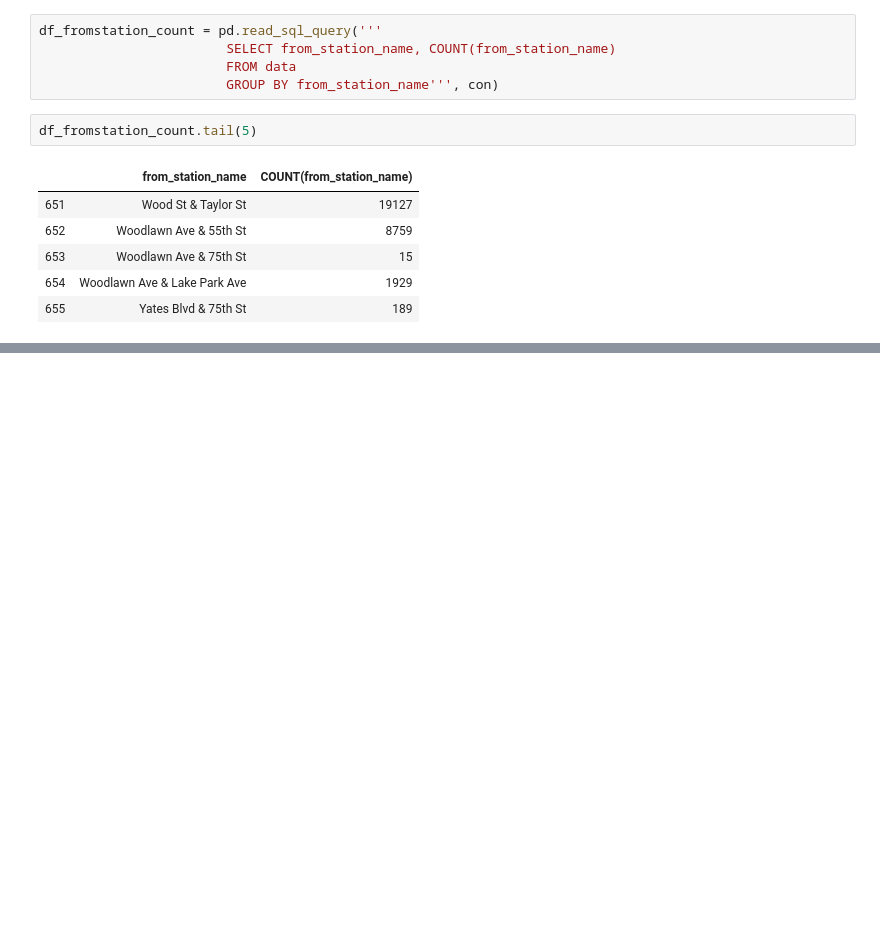
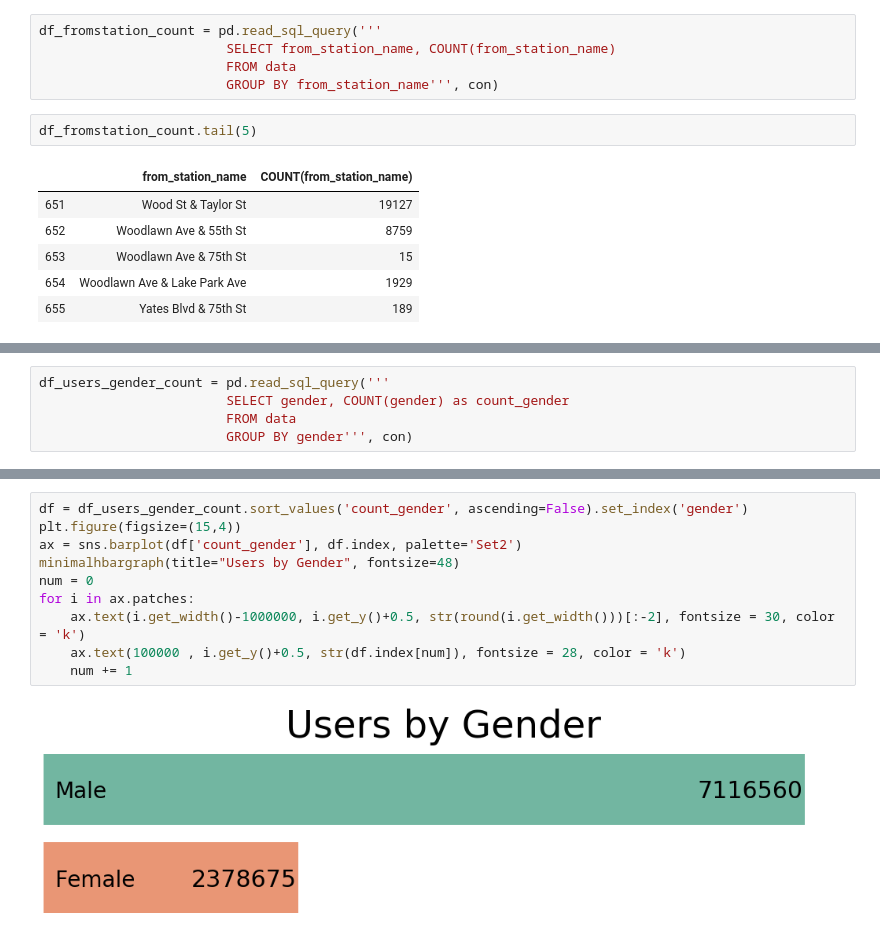
Before and after one commit to DanielPDWalker/data-analysis-with-sqlalchemy, a Jupyter notebook: sqlalchemy & sqlite workbooks - Accessing the database and plotting.ipynb, the cells around one changed output, grey strips where cells are left out. Drawn from its saved outputs; the diff is of its cells as text; blank space fills up the shorter version.

```diff
--- a/sqlalchemy & sqlite workbooks - Accessing the database and plotting.ipynb
+++ b/sqlalchemy & sqlite workbooks - Accessing the database and plotting.ipynb
@@ -27,0 +53,5 @@ df_fromstation_count.tail(5)
+# %%
+df_users_gender_count = pd.read_sql_query('''
+                        SELECT gender, COUNT(gender) as count_gender
+                        FROM data
+                        GROUP BY gender''', con)
@@ -27,0 +64,12 @@ df_fromstation_count.tail(5)
+# %%
+df = df_users_gender_count.sort_values('count_gender', ascending=False).set_index('gender')
+plt.figure(figsize=(15,4))
+ax = sns.barplot(df['count_gender'], df.index, palette='Set2')
+minimalhbargraph(title="Users by Gender", fontsize=48)
+num = 0
+for i in ax.patches:
+    ax.text(i.get_width()-1000000, i.get_y()+0.5, str(round(i.get_width()))[:-2], fontsize = 30, color = 'k')
+    ax.text(100000 , i.get_y()+0.5, str(df.index[num]), fontsize = 28, color = 'k')
+    num += 1
+# %% [output]
+[figure, added]
```
Also changed, not shown: parts of 3 cells of this notebook.
